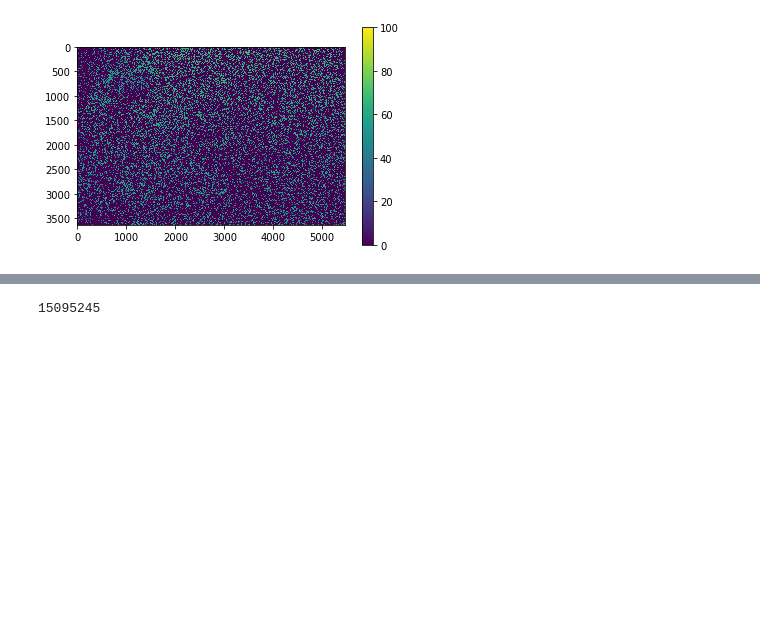
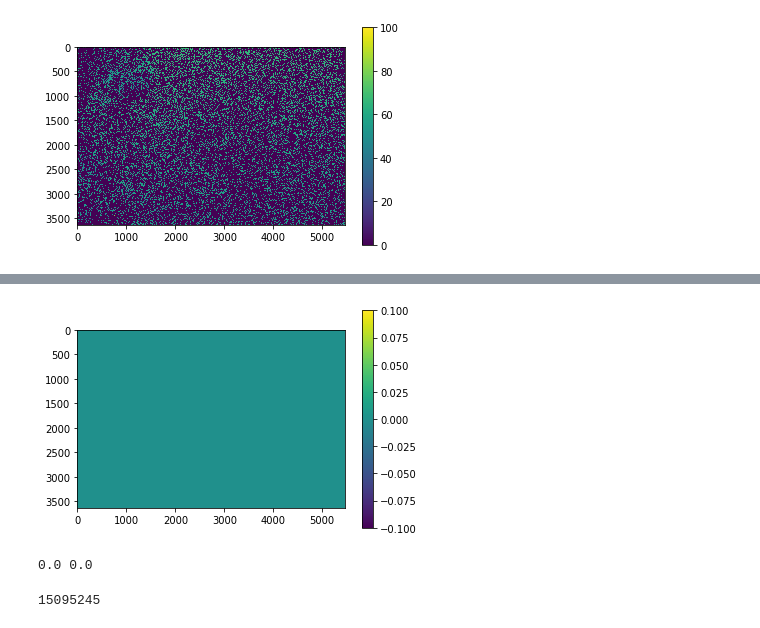
Before and after one commit to ZhiangChen/SegMo3D, a Jupyter notebook: semantic_SfM/ssfm/depth_image.ipynb, the cells around one changed output, grey strips where cells are left out. Saved outputs shown, nothing was run; the diff lists cells and outputs as text; code cells hidden in the pictures; blank space fills up the shorter version.

Commit message:
added probabilistic projection with depth filtering

```diff
--- a/semantic_SfM/ssfm/depth_image.ipynb
+++ b/semantic_SfM/ssfm/depth_image.ipynb
@@ -216,3 +216,10 @@ plt.colorbar()
 plt.show()
 # %% [output]
 [figure]
+# %%
+z = np.full((image_height, image_width), 0).astype(np.float32)
+z[z_buffer != np.inf] = z_buffer[z_buffer != np.inf]
+
+plt.imshow(z, vmin=0, vmax=100)
+plt.colorbar()
+plt.show()
@@ -219,3 +228,15 @@ plt.show()
+# %%
+# compare z and depth_image_point
+z_df = z - depth_image_point
+plt.imshow(z - depth_image_point)
+plt.colorbar()
+plt.show()
+
+# print the range of z_df
+print(np.min(z_df[z_buffer != np.inf]), np.max(z_df[z_buffer != np.inf]))
+# %% [output]
+[figure, added]
+0.0 0.0
 # %%
 img_mesh = depth_image_mesh.copy() # mesh depth image
 img_point = depth_image_point.copy() # point cloud depth image
```
Also changed, not shown: parts of 3 cells of this notebook, 3 other files.
